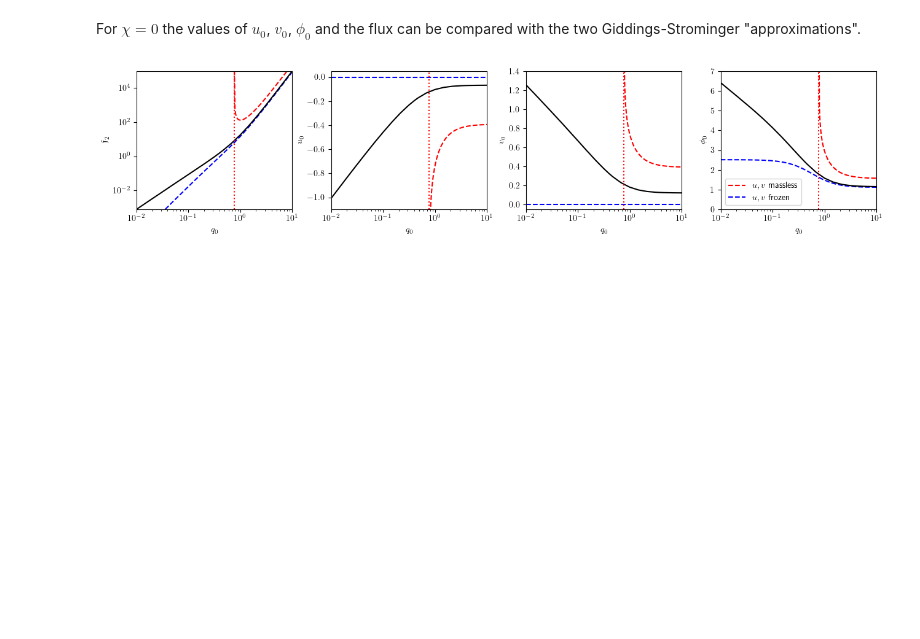
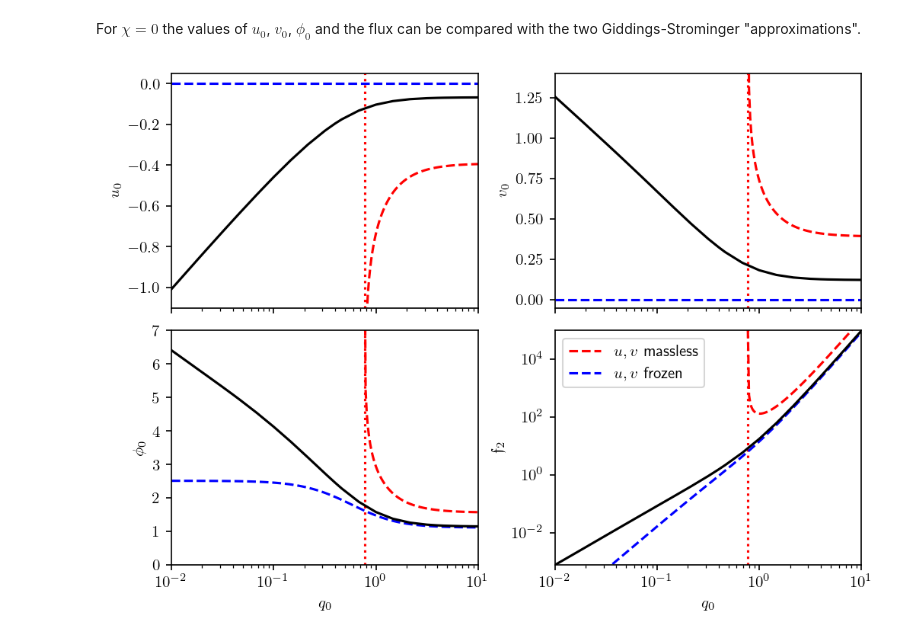
Before and after one commit to gloges/typeII-wormholes, a Jupyter notebook: wormholes.ipynb, the cells around one changed output. Drawn from its saved outputs; the diff is of its cells as text; code cells hidden in the pictures; blank space fills up the shorter version.

```diff
--- a/wormholes.ipynb
+++ b/wormholes.ipynb
@@ -359,6 +359,7 @@ data_T11 = np.empty([13, 0])
 # %%
 # Polynomial parameters which estimate the largest χ1 as a function of log(q0) on 0.01 < q0 < 10
 # Evaluate using np.polyval(χ1max_fit_params, np.log(q0))
-χ1max_fit_params = [ 1.61455675e-05, 1.29646938e-04, -1.84009986e-04, -3.36849837e-03, -1.75288097e-03,
-                     3.14490545e-02, 2.69403440e-02, -1.45413454e-01, -1.49852230e-01,  5.35579527e-01]
+χ1max_fit_params = [ 8.36517999e-06,  1.11900249e-04,  3.82278703e-04, -8.83490112e-04,
+                    -6.79118040e-03, -1.32155348e-03,  4.40613220e-02,  3.02091352e-02,
+                    -1.61250423e-01, -1.50605858e-01,  5.43067718e-01]
 # %%
@@ -400,12 +405,10 @@ def run(q0, χ1, rmax, xatol=10**-10, display=None):
 
     return [q0, χ1, rmax, u0, v0, φ0, φ4, χ4, φχ4, χinf, flux2, ric5, ric10], value
 # %%
-n_q0 = 40
+n_q0 = 50
 
-# q0_list = 10**(3*np.random.rand(n_q0) - 2)
-q0_list = 10**(0.7*np.random.rand(n_q0) + 0.3)
+q0_list = 10**(3*np.random.rand(n_q0) - 2)
 # q0_list = np.geomspace(0.01, 10, 10)
-# q0_list = np.geomspace(0.01, 10, 19)[8::20]
 # q0_list = [5.7, 8]
 
 for q0 in q0_list:
@@ -420,8 +423,7 @@ for q0 in q0_list:
 
     # Do scan over evenly spaced χ1
     # χ1_list = χ1max_est * np.linspace(0, 1, 10, endpoint=False)
-    # χ1_list = [0.6*np.random.rand()*χ1max_est]
-    χ1_list = [(0.1*np.random.rand()+0.15)*χ1max_est]
+    χ1_list = [(0.25*np.random.rand()+0.2)*χ1max_est]
 
     for χ1 in χ1_list:
 
@@ -481,59 +484,62 @@ q0 = 4.7117    χ1 = 0.03880351    χ1max_est = 0.17459607    χ1inf = 0.2699609
 data_T11 = data_T11[:, data_T11[9] < 1]
 np.save('T11_data.npy', data_T11)
 
-q0s, χ1s, rmaxes, u0s, v0s, φ0s, φ4s, χ4s, φχ4s, χinfs, flux2s, ric5s, ric10s = data_T11
+q0s, χ1s, rmaxs, u0s, v0s, φ0s, φ4s, χ4s, φχ4s, χinfs, flux2s, ric5s, ric10s = data_T11
+
+bps = 4*(φ4s + χ4s)/flux2s - (1 - χinfs)
 # %% [markdown]
 For $\chi=0$ the values of $u_0$, $v_0$, $\phi_0$ and the flux can be compared with the two Giddings-Strominger "approximations".
 # %%
 mask = np.where(χinfs == 0)[0]
 mask = mask[np.argsort(q0s[mask])]
 
 q0s_ml = np.geomspace(0.7728, max(q0s[mask]), 100)
 data_ml = np.asarray([wh.massless_approx_T11(q0) for q0 in q0s_ml])
 u0_ml, v0_ml, φ0_ml, flux2_ml = data_ml.T
 
 q0s_fr = np.geomspace(min(q0s[mask]), max(q0s[mask]), 100)
 data_fr = np.asarray([wh.frozen_approx_T11(q0) for q0 in q0s_fr])
 u0_fr, v0_fr, φ0_fr, flux2_fr = data_fr.T
 
 
-fig, axes = plt.subplots(1, 4, figsize=(13,3), sharex=True)
+fig, axes = plt.subplots(2, 2, figsize=(7,5), sharex=True)
 
-axes[0].plot(q0s_ml, flux2_ml, '--r')
-axes[0].plot(q0s_fr, flux2_fr, '--b')
-axes[0].plot(q0s[mask], flux2s[mask], 'k')
+axes[0,0].plot(q0s_ml, u0_ml, '--r')
+axes[0,0].plot(q0s_fr, u0_fr, '--b')
+axes[0,0].plot(q0s[mask], u0s[mask], 'k')
 
-axes[1].plot(q0s_ml, u0_ml, '--r')
-axes[1].plot(q0s_fr, u0_fr, '--b')
-axes[1].plot(q0s[mask], u0s[mask], 'k')
+axes[0,1].plot(q0s_ml, v0_ml, '--r')
+axes[0,1].plot(q0s_fr, v0_fr, '--b')
+axes[0,1].plot(q0s[mask], v0s[mask], 'k')
 
-axes[2].plot(q0s_ml, v0_ml, '--r')
-axes[2].plot(q0s_fr, v0_fr, '--b')
-axes[2].plot(q0s[mask], v0s[mask], 'k')
+axes[1,0].plot(q0s_ml, φ0_ml, '--r')
+axes[1,0].plot(q0s_fr, φ0_fr, '--b')
+axes[1,0].plot(q0s[mask], φ0s[mask], 'k')
 
-axes[3].plot(q0s_ml, φ0_ml, '--r', label='$u,v$ massless')
-axes[3].plot(q0s_fr, φ0_fr, '--b', label='$u,v$ frozen')
-axes[3].plot(q0s[mask], φ0s[mask], 'k')
+axes[1,1].plot(q0s_ml, flux2_ml, '--r', label='$u,v$ massless')
+axes[1,1].plot(q0s_fr, flux2_fr, '--b', label='$u,v$ frozen')
+axes[1,1].plot(q0s[mask], flux2s[mask], 'k')
 
-for ax, ylab in zip(axes, ['$\mathfrak{f}_2$', '$u_0$', '$v_0$', '$\phi_0$']):
-    ax.axvline(q0s_ml[0], ls=':', c='r')
-    ax.set_xlabel('$q_0$')
+for ax, ylab in zip(axes.ravel(), ['$u_0$', '$v_0$', '$\phi_0$', '$\mathfrak{f}_2$']):
+    ax.axvline(q0s_ml[0], ls=':', c='r', zorder=0)
     ax.set_ylabel(ylab)
 
 plt.xlim(min(q0s[mask]), max(q0s[mask]))
 plt.xscale('log')
+axes[1,0].set_xlabel('$q_0$')
+axes[1,1].set_xlabel('$q_0$')
 
-axes[0].set_yscale('log')
-axes[0].set_ylim(min(flux2s[mask]), max(flux2s[mask]))
-axes[1].set_ylim(-1.1, 0.05)
-axes[2].set_ylim(-0.05, 1.4)
-axes[3].set_ylim(0, 7)
+axes[0,0].set_ylim(-1.1, 0.05)
+axes[0,1].set_ylim(-0.05, 1.4)
+axes[1,0].set_ylim(0, 7)
+axes[1,1].set_ylim(min(flux2s[mask]), max(flux2s[mask]))
+axes[1,1].set_yscale('log')
 
-axes[3].legend()
+axes[1,1].legend()
 
 plt.tight_layout()
 plt.subplots_adjust(wspace=0.25)
 # plt.savefig('T11_ranges.png', dpi=300)
 plt.show()
 # %% [output]
-[figure, old version]
+[figure, new version]
```
Also changed, not shown: parts of 8 cells of this notebook, 3 other files.
